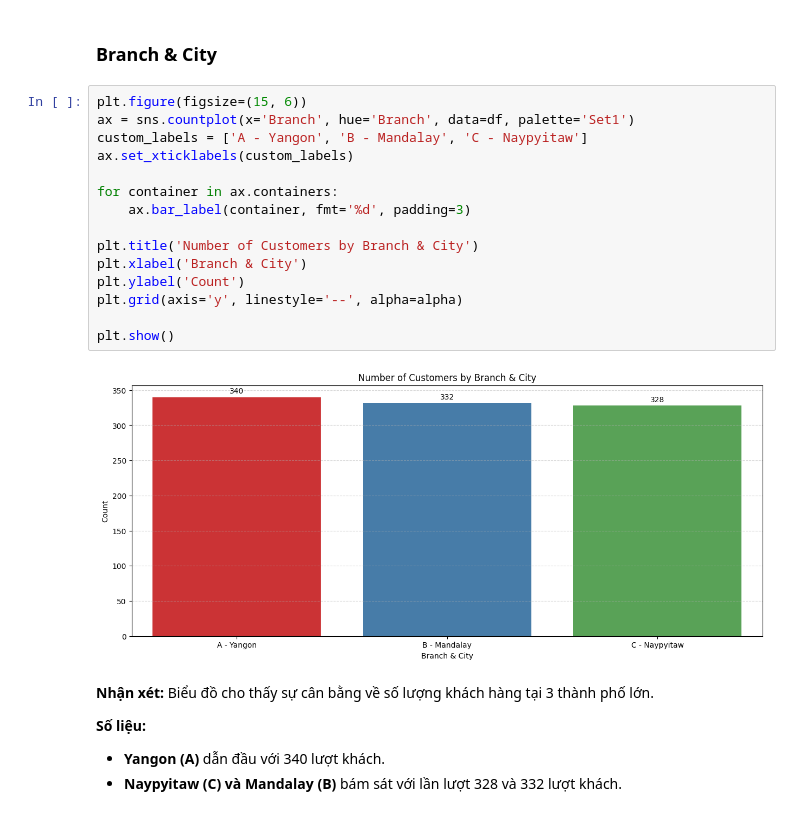
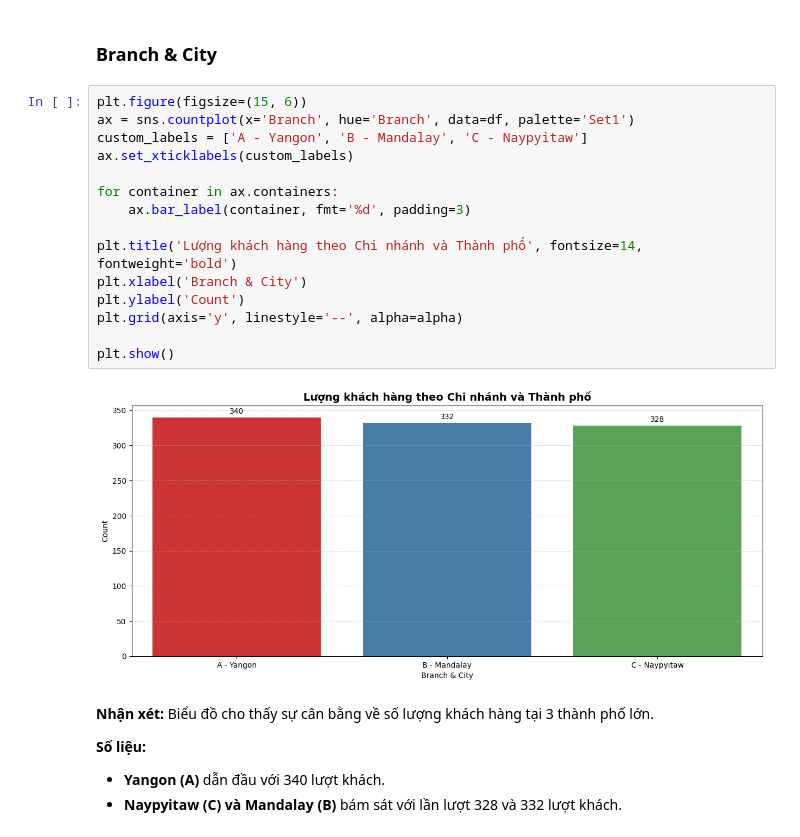
Before and after one commit to Jackxeid/Learn---MindX, a Jupyter notebook: Final Project/finalProject.ipynb, the cells around one changed output. Saved outputs shown, nothing was run; the diff lists cells and outputs as text.

Commit message:
Ninth chart

```diff
--- a/Final Project/finalProject.ipynb
+++ b/Final Project/finalProject.ipynb
@@ -266,20 +266,20 @@ df.head(2)
 # %%
 plt.figure(figsize=(15, 6))
 ax = sns.countplot(x='Branch', hue='Branch', data=df, palette='Set1')
 custom_labels = ['A - Yangon', 'B - Mandalay', 'C - Naypyitaw']
 ax.set_xticklabels(custom_labels)
 
 for container in ax.containers:
     ax.bar_label(container, fmt='%d', padding=3)
 
-plt.title('Number of Customers by Branch & City')
+plt.title('Lượng khách hàng theo Chi nhánh và Thành phố', fontsize=14, fontweight='bold')
 plt.xlabel('Branch & City')
 plt.ylabel('Count')
 plt.grid(axis='y', linestyle='--', alpha=alpha)
 
 plt.show()
 # %% [output]
-[figure, old version]
+[figure, new version]
 # %% [markdown]
 **Nhận xét:** Biểu đồ cho thấy sự cân bằng về số lượng khách hàng tại 3 thành phố lớn.
 
```
Also changed, not shown: parts of 6 cells of this notebook.
